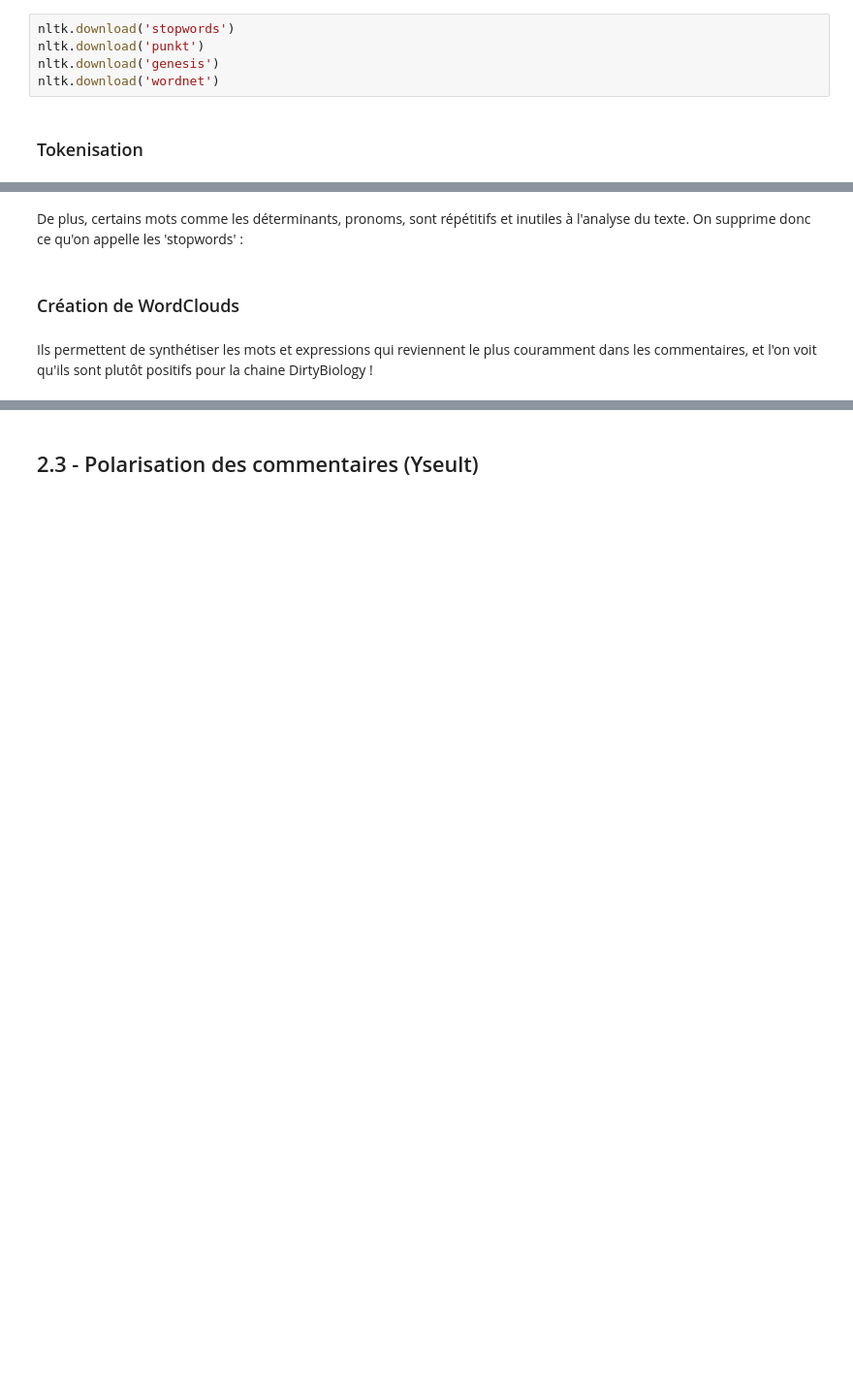
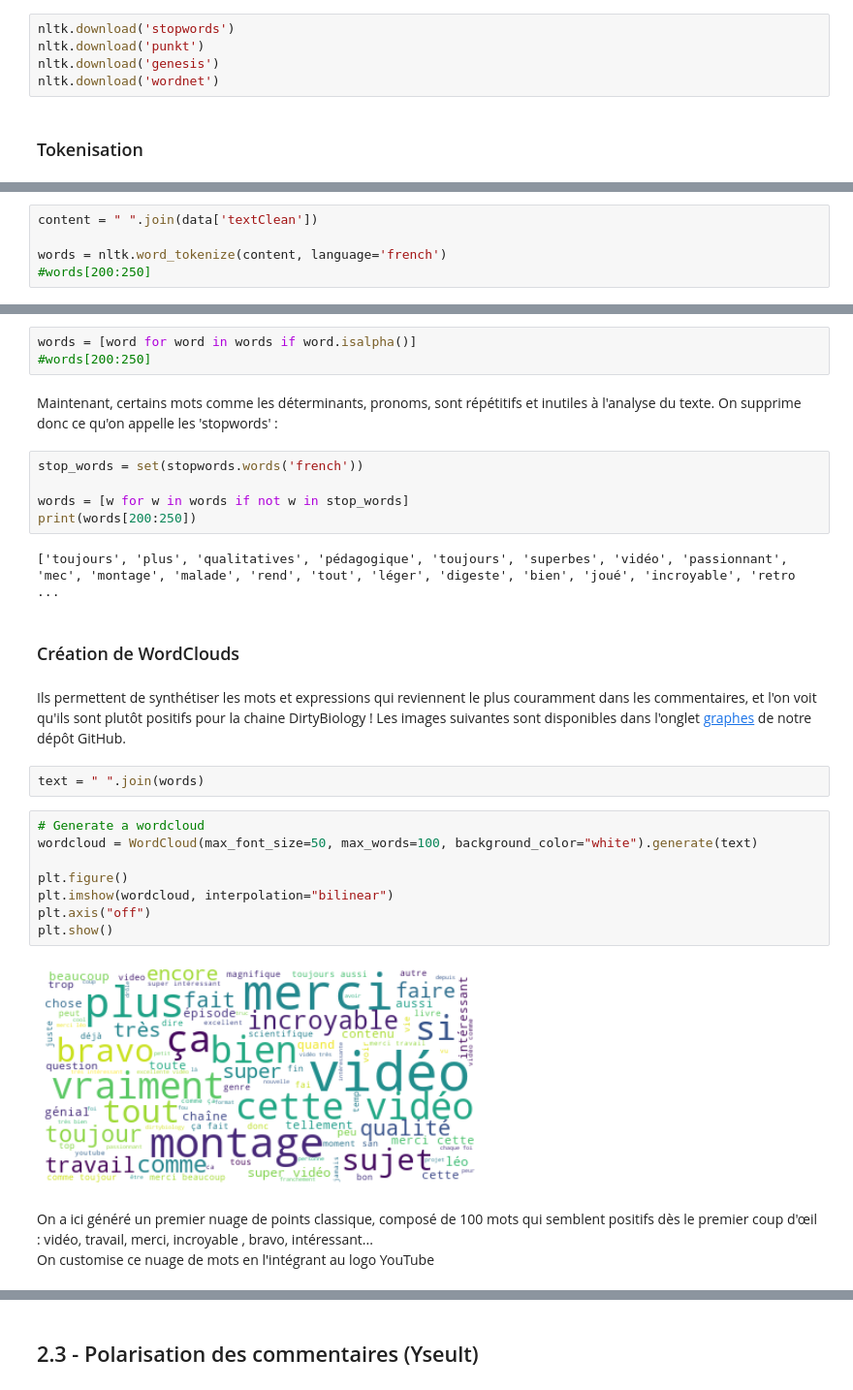
Before and after one commit to AntoineLlg/projet-python-2a, a Jupyter notebook: rapport_commentaires_youtube.ipynb, the cells around one changed output, grey strips where cells are left out. Shown at 97% size. Saved outputs shown, nothing was run; the diff lists cells and outputs as text; blank space fills up the shorter version.

```diff
--- a/rapport_commentaires_youtube.ipynb
+++ b/rapport_commentaires_youtube.ipynb
@@ -151,2 +153,7 @@ On voit que l'on va s'intéresser ici à la colonne `'textClean'`. Chaque ligne
+# %%
+content = " ".join(data['textClean'])
+
+words = nltk.word_tokenize(content, language='french')
+#words[200:250]
 # %% [markdown]
 La texte a bien été décomposé en 'tokens', mais ce ne sont pas tous des mots : certains peuvent être des signes de ponctuation, des smileys...
@@ -154,6 +161,32 @@ La méthode isalpha() renvoie "True" si tous les caractères de la chaîne sont
+# %%
+words = [word for word in words if word.isalpha()]
+#words[200:250]
 # %% [markdown]
-De plus, certains mots comme les déterminants, pronoms, sont répétitifs et inutiles à l'analyse du texte. On supprime donc ce qu'on appelle les 'stopwords' :
+Maintenant, certains mots comme les déterminants, pronoms, sont répétitifs et inutiles à l'analyse du texte. On supprime donc ce qu'on appelle les 'stopwords' :
+# %%
+stop_words = set(stopwords.words('french'))
+
+words = [w for w in words if not w in stop_words]
+print(words[200:250])
+# %% [output]
+['toujours', 'plus', 'qualitatives', 'pédagogique', 'toujours', 'superbes', 'vidéo', 'passionnant', 'mec', 'montage', 'malade', 'rend', 'tout', 'léger', 'digeste', 'bien', 'joué', 'incroyable', 'retro ...
 # %% [markdown]
 ### Création de WordClouds
 # %% [markdown]
 Ils permettent de synthétiser les mots et expressions qui reviennent le plus couramment dans les commentaires, et l'on voit qu'ils sont plutôt positifs pour la chaine DirtyBiology !
+Les images suivantes sont disponibles dans l'onglet [graphes](https://github.com/taucmar/projet-python-2a/tree/main/graphs) de notre dépôt GitHub.
+# %%
+text = " ".join(words)
+# %%
+# Generate a wordcloud
+wordcloud = WordCloud(max_font_size=50, max_words=100, background_color="white").generate(text)
+
+plt.figure()
+plt.imshow(wordcloud, interpolation="bilinear")
+plt.axis("off")
+plt.show()
+# %% [output]
+[figure, added]
+# %% [markdown]
+On a ici généré un premier nuage de points classique, composé de 100 mots qui semblent positifs dès le premier coup d'œil : vidéo, travail, merci, incroyable , bravo, intéressant...
+On customise ce nuage de mots en l'intégrant au logo YouTube
```
Also changed, not shown: parts of 10 cells of this notebook, 2 other files.
